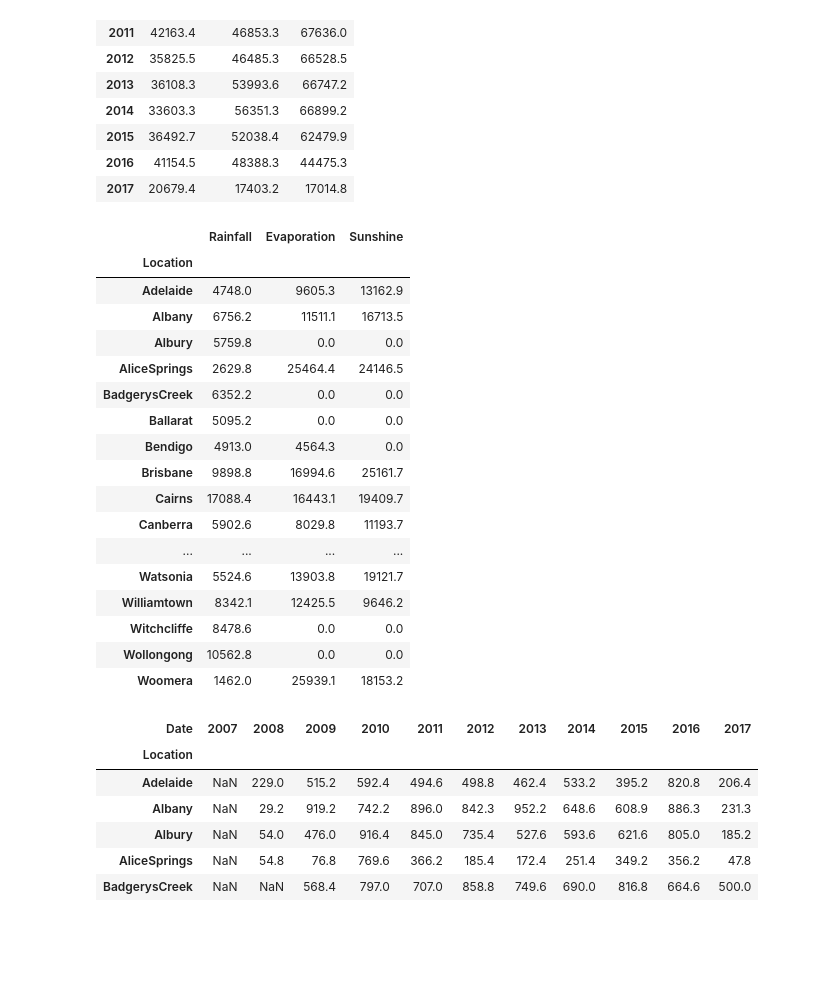
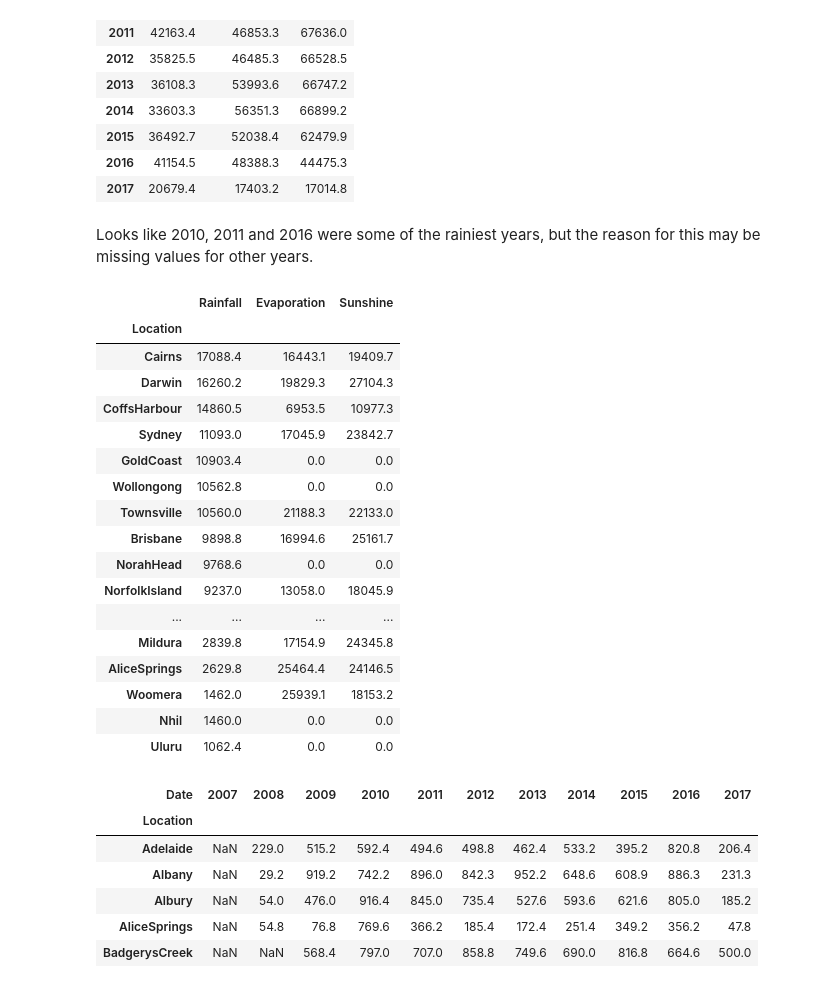
Before and after one commit to kovusseyit/aussie_rain, a Jupyter notebook: aussie_rain.ipynb, the cells around one changed output. Drawn from its saved outputs; the diff is of its cells as text; code cells hidden in the pictures; blank space fills up the shorter version.

```diff
--- a/aussie_rain.ipynb
+++ b/aussie_rain.ipynb
@@ -393,27 +396,29 @@ df.loc[:, ['Rainfall', 'Evaporation', 'Sunshine']].groupby(df.index.year).sum()
 | 2015 | 36492.7 | 52038.4 | 62479.9 |
 | 2016 | 41154.5 | 48388.3 | 44475.3 |
 | 2017 | 20679.4 | 17403.2 | 17014.8 |
+# %% [markdown]
+Looks like 2010, 2011 and 2016 were some of the rainiest years, but the reason for this may be missing values for other years.
 # %%
-# take a look at total Rainfall, Evaporation, Sunshine grouped by Location
-df.loc[:, ['Rainfall', 'Evaporation', 'Sunshine']].groupby(df['Location']).sum()
+# take a look at total Rainfall, Evaporation, Sunshine grouped by Location sorted by most Rainfall
+df.loc[:, ['Rainfall', 'Evaporation', 'Sunshine']].groupby(df['Location']).sum().sort_values('Rainfall', ascending=False)
 # %% [output]
 |  | Rainfall | Evaporation | Sunshine |
 | Location |  |  |  |
-| Adelaide | 4748.0 | 9605.3 | 13162.9 |
-| Albany | 6756.2 | 11511.1 | 16713.5 |
-| Albury | 5759.8 | 0.0 | 0.0 |
+| Cairns | 17088.4 | 16443.1 | 19409.7 |
+| Darwin | 16260.2 | 19829.3 | 27104.3 |
+| CoffsHarbour | 14860.5 | 6953.5 | 10977.3 |
+| Sydney | 11093.0 | 17045.9 | 23842.7 |
+| GoldCoast | 10903.4 | 0.0 | 0.0 |
+| Wollongong | 10562.8 | 0.0 | 0.0 |
+| Townsville | 10560.0 | 21188.3 | 22133.0 |
+| Brisbane | 9898.8 | 16994.6 | 25161.7 |
+| NorahHead | 9768.6 | 0.0 | 0.0 |
+| NorfolkIsland | 9237.0 | 13058.0 | 18045.9 |
+| ... | ... | ... | ... |
+| Mildura | 2839.8 | 17154.9 | 24345.8 |
 | AliceSprings | 2629.8 | 25464.4 | 24146.5 |
-| BadgerysCreek | 6352.2 | 0.0 | 0.0 |
-| Ballarat | 5095.2 | 0.0 | 0.0 |
-| Bendigo | 4913.0 | 4564.3 | 0.0 |
-| Brisbane | 9898.8 | 16994.6 | 25161.7 |
-| Cairns | 17088.4 | 16443.1 | 19409.7 |
-| Canberra | 5902.6 | 8029.8 | 11193.7 |
-| ... | ... | ... | ... |
-| Watsonia | 5524.6 | 13903.8 | 19121.7 |
-| Williamtown | 8342.1 | 12425.5 | 9646.2 |
-| Witchcliffe | 8478.6 | 0.0 | 0.0 |
-| Wollongong | 10562.8 | 0.0 | 0.0 |
 | Woomera | 1462.0 | 25939.1 | 18153.2 |
+| Nhil | 1460.0 | 0.0 | 0.0 |
+| Uluru | 1062.4 | 0.0 | 0.0 |
 # %%
 # make a pivot table of total Rainfall by location and year
```
Also changed, not shown: parts of 81 cells of this notebook, 2 other files.
